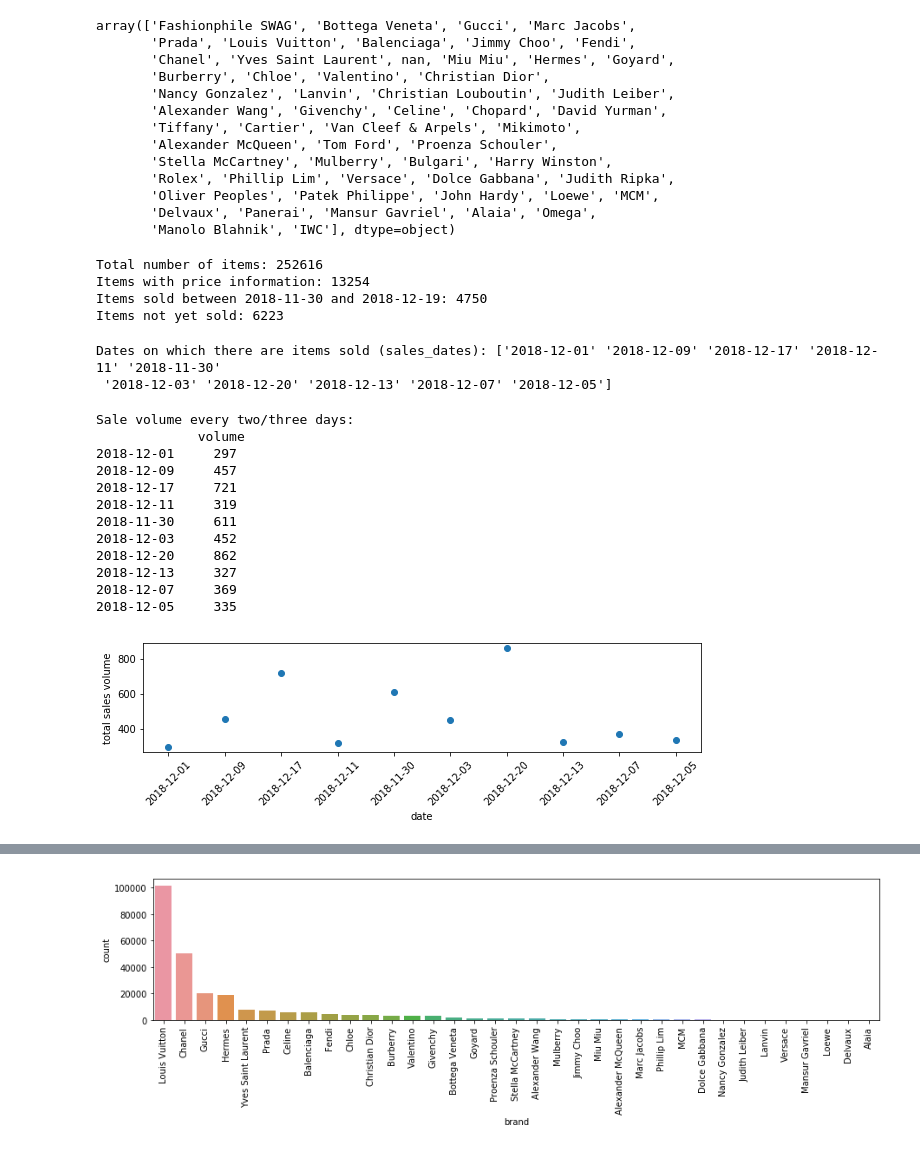
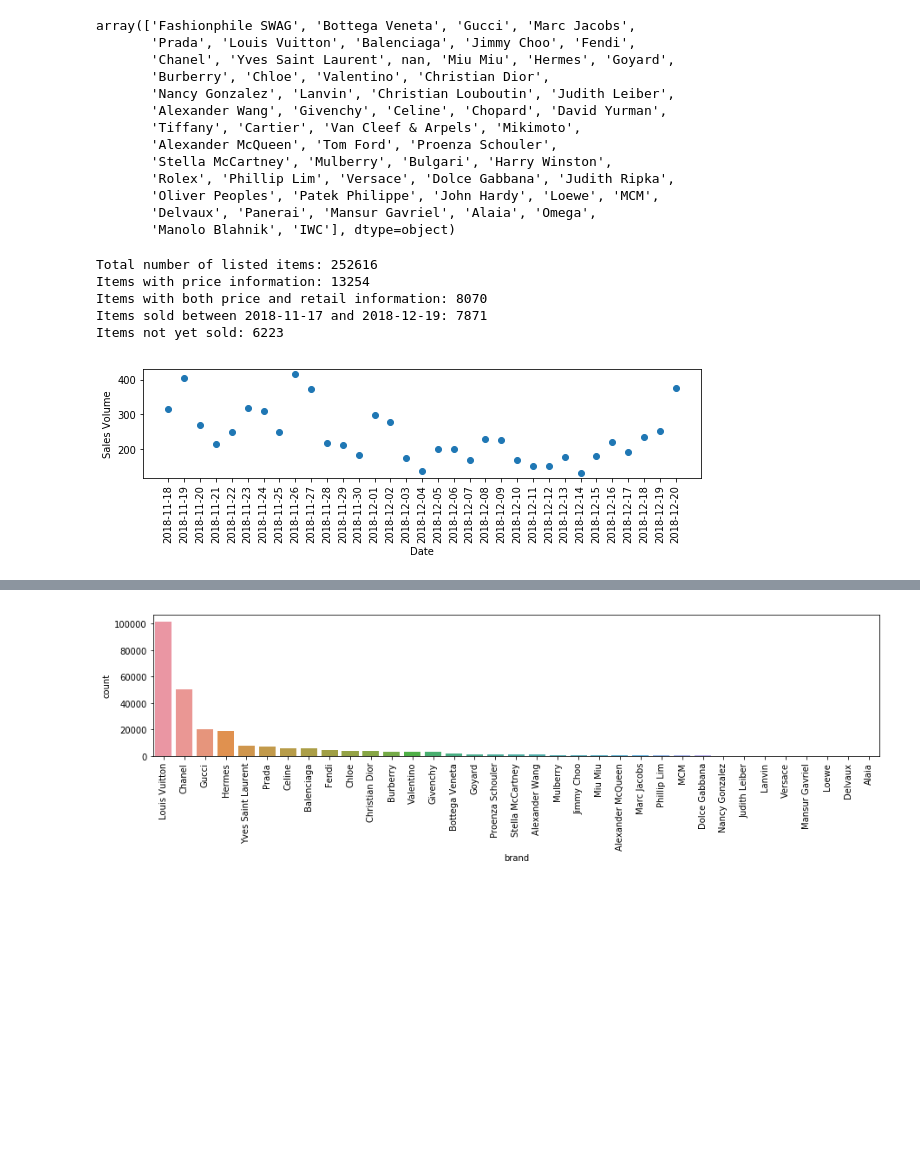
Before and after one commit to dw357/upon, a Jupyter notebook: fashionphile_dw.ipynb, the cells around one changed output, grey strips where cells are left out. Drawn from its saved outputs; the diff is of its cells as text; code cells hidden in the pictures; blank space fills up the shorter version.

```diff
--- a/fashionphile_dw.ipynb
+++ b/fashionphile_dw.ipynb
@@ -15,7 +16,7 @@ import math
 %matplotlib inline
 # %%
 # import data
-df = pd.read_csv('fashionphile-20181219.csv')
+df = pd.read_csv('data.csv')
 df.head(n = 3)
 # %% [output]
 |  | id | name | brand | url | price | retail | original | buyback | bag | like | sold | ... |
@@ -49,54 +50,39 @@ for name in not_bag:
     df = df[df['brand'] != name].copy()
 # %%
 # summary of data
-print('Total number of items:', df.shape[0])
+print('Total number of listed items:', df.shape[0])
 print('Items with price information:', df[df['price'].notnull()].shape[0])
-print('Items sold between 2018-11-30 and 2018-12-19:', df[df['sold']==True
-                                                         & (df['sold_date']!='2018-11-22')
-                                                         & (df['sold_date']!='2018-11-21')
-                                                         & (df['sold_date']!='2018-11-27')].shape[0])
+print('Items with both price and retail information:',
+      df[df['price'].notnull() & df['retail'].notnull()].shape[0])
+print('Items sold between 2018-11-17 and 2018-12-19:',
+      df[df['sold']==True & (df['sold_date']!='2018-11-17')].shape[0])
 print('Items not yet sold:', df[df['sold'].isnull()].shape[0])
 # %% [output]
-Total number of items: 252616
+Total number of listed items: 252616
 Items with price information: 13254
-Items sold between 2018-11-30 and 2018-12-19: 4750
+Items with both price and retail information: 8070
+Items sold between 2018-11-17 and 2018-12-19: 7871
 Items not yet sold: 6223
-# %%
-sales_dates = df[df['sold']==True
-     & (df['sold_date']!='2018-11-22') & (df['sold_date']!='2018-11-21')
-                 & (df['sold_date']!='2018-11-27')]['sold_date'].unique()
-print('Dates on which there are items sold (sales_dates):', sales_dates)
-# %% [output]
-Dates on which there are items sold (sales_dates): ['2018-12-01' '2018-12-09' '2018-12-17' '2018-12-11' '2018-11-30'
- '2018-12-03' '2018-12-20' '2018-12-13' '2018-12-07' '2018-12-05']
 # %%
+# dates of sales we tracked
+sales_dates = df[df['sold'] == True & (df['sold_date']!='2018-11-17')]['sold_date'].unique()
+
 # sales volume by day
 sales_volume = {} #create an empty dict to store sales volume every two days
 for i in sales_dates:
     sales_volume[i] = df[df['sold']==True & (df['sold_date']==i)].shape[0]
 sales_volume_df = df.from_dict(sales_volume, orient='index', columns=['volume'])
+sales_volume_df.sort_index(inplace=True)
 
-print('Sale volume every two/three days:\n', sales_volume_df)
+# print('Sale volume by date:\n', sales_volume_df)
 plt.figure(figsize=(10,2))
 plt.plot(sales_volume_df, 'o')
-plt.xticks(rotation=45)
-plt.xlabel('date')
-plt.ylabel('total sales volume')
+plt.xticks(rotation=90)
+plt.xlabel('Date')
+plt.ylabel('Sales Volume')
 plt.show()
 # %% [output]
-Sale volume every two/three days:
-             volume
-2018-12-01     297
-2018-12-09     457
-2018-12-17     721
-2018-12-11     319
-2018-11-30     611
-2018-12-03     452
-2018-12-20     862
-2018-12-13     327
-2018-12-07     369
-2018-12-05     335
-[figure, old version]
+[figure, new version]
 # %%
 # total sales revenue by date
 sales_revenue = {}
```
Also changed, not shown: parts of 47 cells of this notebook.
